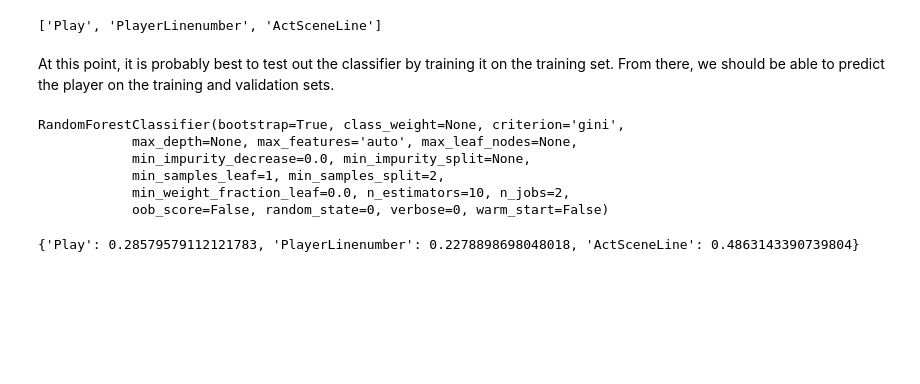
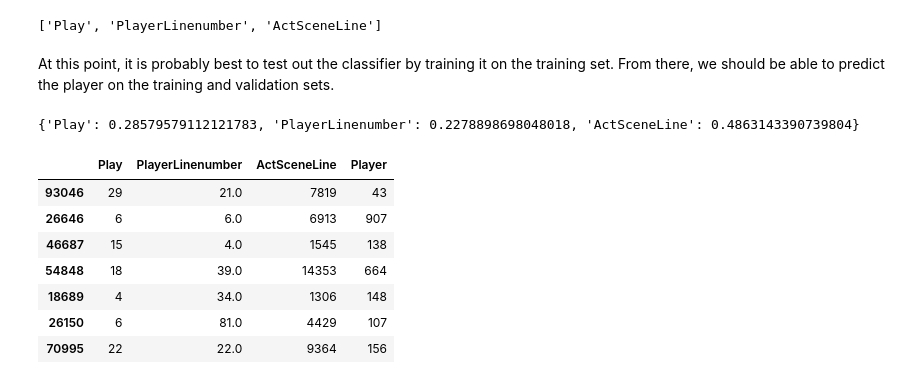
Before and after one commit to patrickcanny/tobeornottobe, a Jupyter notebook: notebooks/Shakespeare Player Classification.ipynb, the cells around one changed output. Saved outputs shown, nothing was run; the diff lists cells and outputs as text; code cells hidden in the pictures; blank space fills up the shorter version.

```diff
--- a/notebooks/Shakespeare Player Classification.ipynb
+++ b/notebooks/Shakespeare Player Classification.ipynb
@@ -123,14 +123,7 @@ At this point, it is probably best to test out the classifier by training it on
 # %%
 training = training.drop('Player', 1)
 clf = RandomForestClassifier(n_jobs=2, random_state=0)
-clf.fit(training, D)
+initialFit = clf.fit(training, D)
-# %% [output]
-RandomForestClassifier(bootstrap=True, class_weight=None, criterion='gini',
-            max_depth=None, max_features='auto', max_leaf_nodes=None,
-            min_impurity_decrease=0.0, min_impurity_split=None,
-            min_samples_leaf=1, min_samples_split=2,
-            min_weight_fraction_leaf=0.0, n_estimators=10, n_jobs=2,
-            oob_score=False, random_state=0, verbose=0, warm_start=False)
 # %%
 # Show feature importance
 feats = {}
@@ -139,3 +132,14 @@ for feature, importance in zip(training.columns, clf.feature_importances_):
 print(feats)
 # %% [output]
 {'Play': 0.28579579112121783, 'PlayerLinenumber': 0.2278898698048018, 'ActSceneLine': 0.4863143390739804}
+# %%
+testing.head(7)
+# %% [output]
+|  | Play | PlayerLinenumber | ActSceneLine | Player |
+| 93046 | 29 | 21.0 | 7819 | 43 |
+| 26646 | 6 | 6.0 | 6913 | 907 |
+| 46687 | 15 | 4.0 | 1545 | 138 |
+| 54848 | 18 | 39.0 | 14353 | 664 |
+| 18689 | 4 | 34.0 | 1306 | 148 |
+| 26150 | 6 | 81.0 | 4429 | 107 |
+| 70995 | 22 | 22.0 | 9364 | 156 |
```
Also changed, not shown: parts of 12 cells of this notebook.
